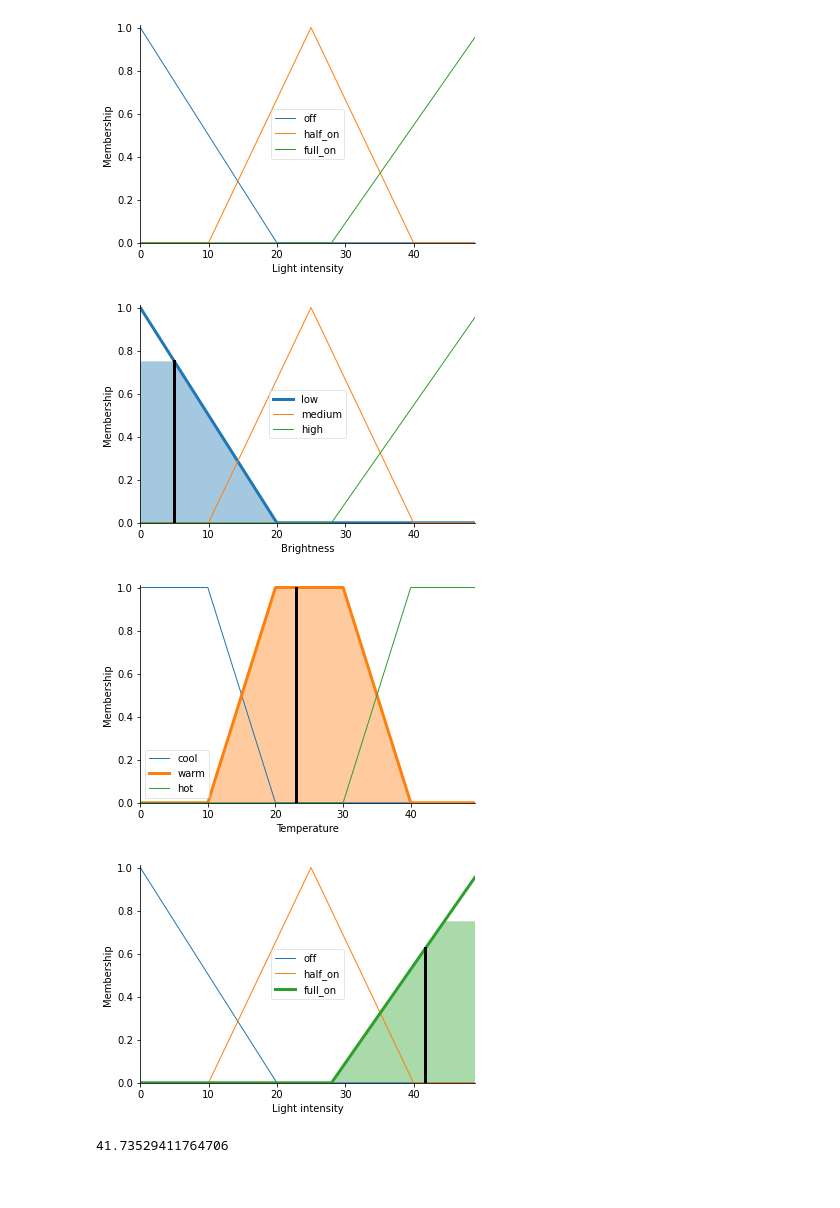
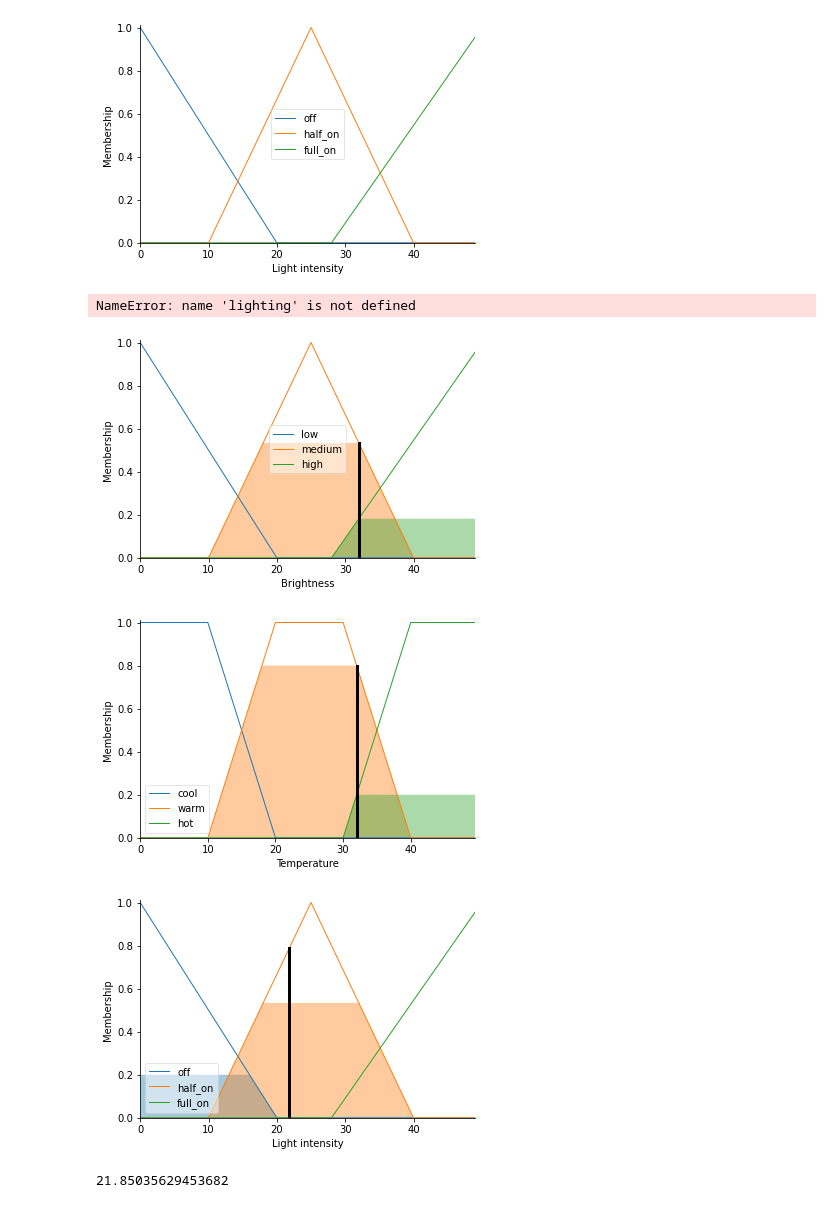
Before and after one commit to pannawit2541/CI_Assignment, a Jupyter notebook: Assignment 2/Untitled.ipynb, the cells around one changed output. Saved outputs shown, nothing was run; the diff lists cells and outputs as text; code cells hidden in the pictures.

```diff
--- a/Assignment 2/Untitled.ipynb
+++ b/Assignment 2/Untitled.ipynb
@@ -74,8 +74,10 @@ lighting = ctrl.ControlSystemSimulation(light_ctrl)
 # %%
 #ใส่อินพุตให้ระบบ
 #=====================================================================
-lighting.input['Brightness'] = 5
-lighting.input['Temperature'] = 23
+lighting.input['Brightness'] = 32
+lighting.input['Temperature'] = 32
+# %% [output]
+NameError: name 'lighting' is not defined
 # %%
 #วิเคราะห์อินพุตที่ได้รับมา
 #=====================================================================
@@ -83,16 +85,16 @@ lighting.compute()
 # %%
 #วิเคราะห์อินพุตที่ได้รับมา
 #=====================================================================
-Bright['low'].view(sim=lighting)
-Temp['warm'].view(sim=lighting)
-L_inten['full_on'].view(sim=lighting)
+Bright.view(sim=lighting)
+Temp.view(sim=lighting)
+L_inten.view(sim=lighting)
 # %% [output]
-[figure, old version]
+[figure, new version]
-[figure, old version]
+[figure, new version]
-[figure, old version]
+[figure, new version]
 # %%
 #ทำการดีฟัซซีผลลัพธ์
 #=====================================================================
 print(lighting.output['Light intensity'])
 # %% [output]
-41.73529411764706
+21.85035629453682
```
Also changed, not shown: parts of 1 cell of this notebook, 5 other files.
